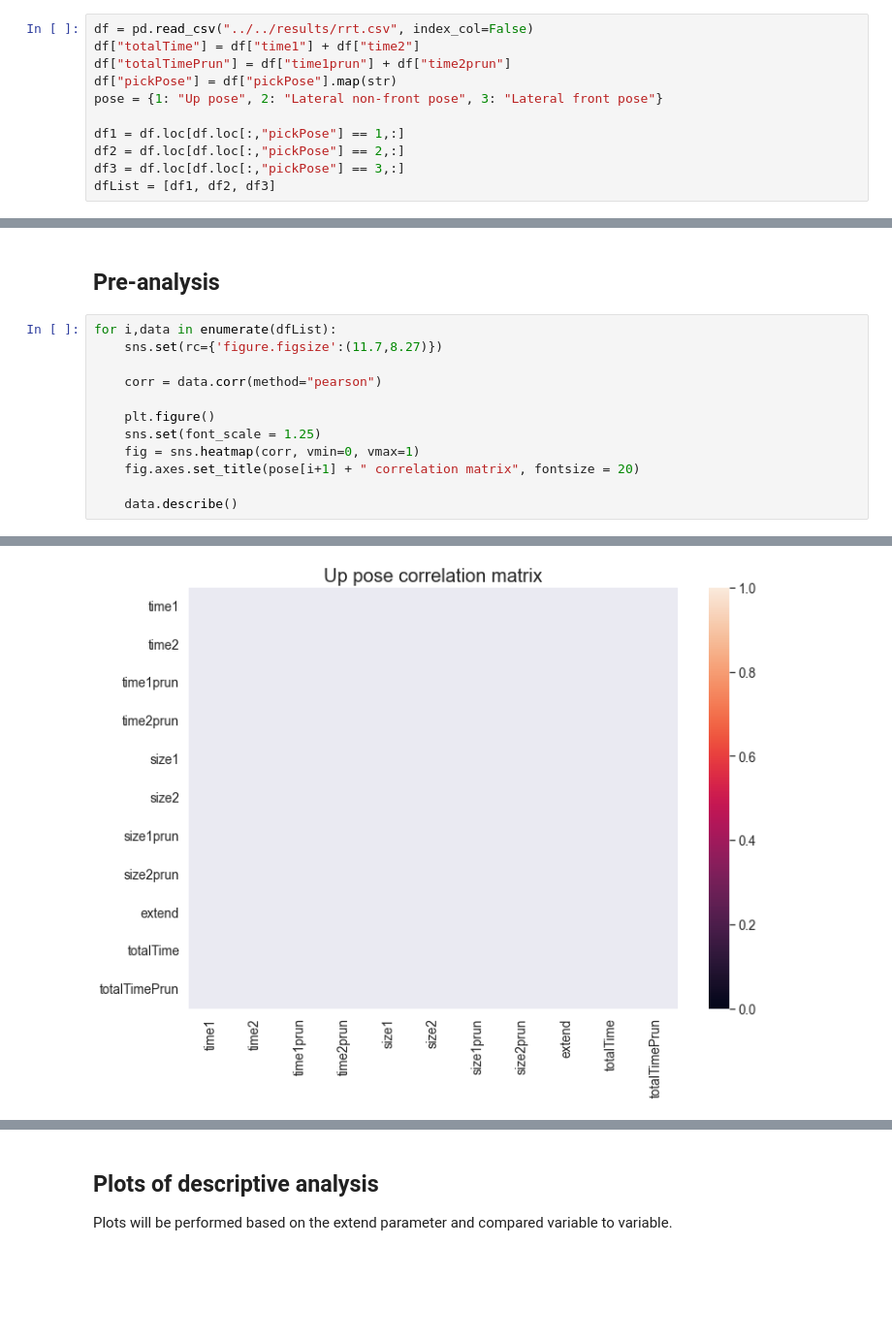
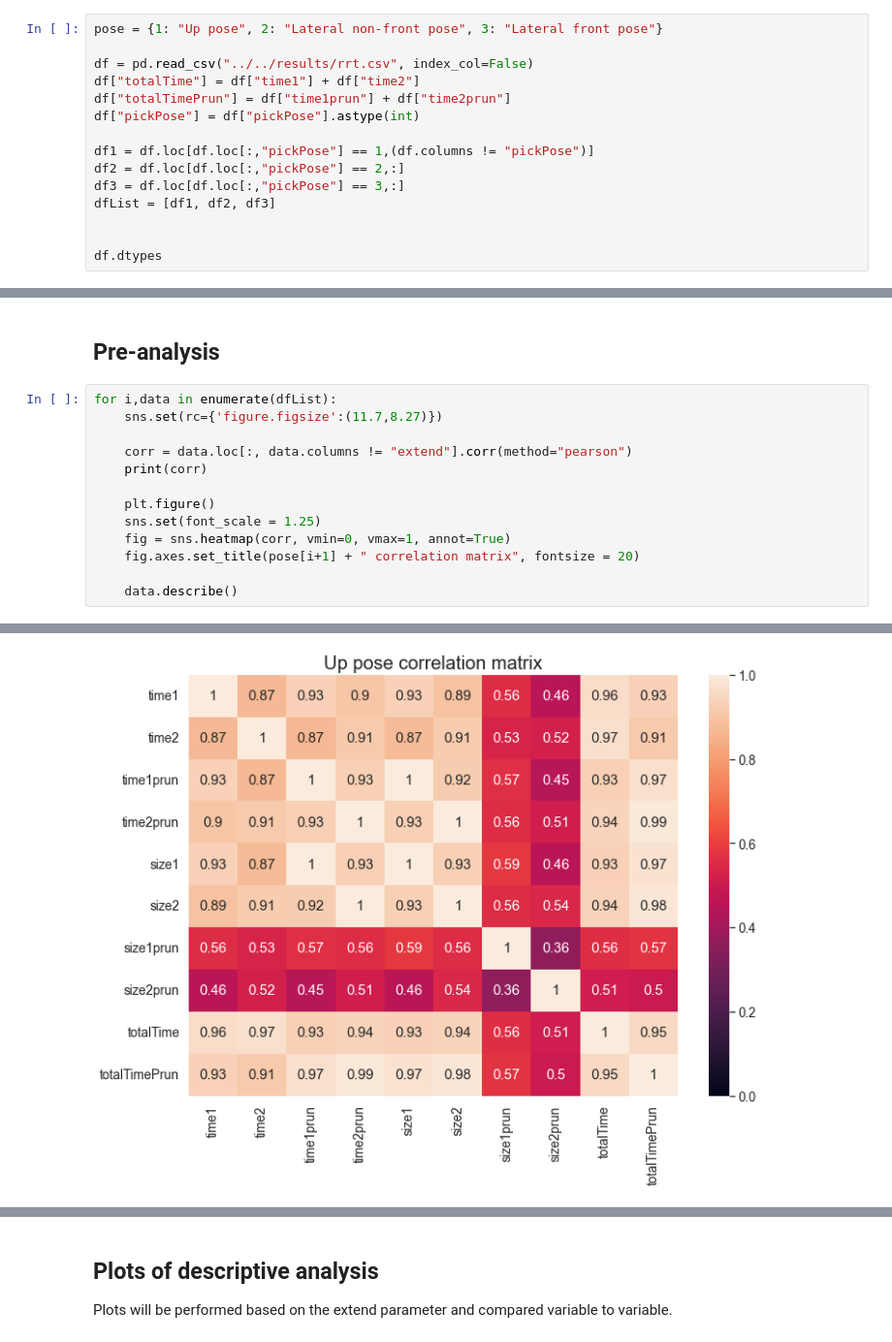
Before and after one commit to PabloDArandaR/RoVi2021, a Jupyter notebook: src/analysis/analysisRRT.ipynb, the cells around one changed output, grey strips where cells are left out. Shown: that part at 97% size. Drawn from its saved outputs; the diff is of its cells as text; blank space fills up the shorter version.

Commit message:
Corrected error with the type of pickPose

```diff
--- a/src/analysis/analysisRRT.ipynb
+++ b/src/analysis/analysisRRT.ipynb
@@ -8,13 +8,17 @@ import seaborn as sns
 # %% [markdown]
 ## Preparation of the information
 # %%
+pose = {1: "Up pose", 2: "Lateral non-front pose", 3: "Lateral front pose"}
+
 df = pd.read_csv("../../results/rrt.csv", index_col=False)
 df["totalTime"] = df["time1"] + df["time2"]
 df["totalTimePrun"] = df["time1prun"] + df["time2prun"]
-df["pickPose"] = df["pickPose"].map(str)
-pose = {1: "Up pose", 2: "Lateral non-front pose", 3: "Lateral front pose"}
+df["pickPose"] = df["pickPose"].astype(int)
 
-df1 = df.loc[df.loc[:,"pickPose"] == 1,:]
+df1 = df.loc[df.loc[:,"pickPose"] == 1,(df.columns != "pickPose")]
 df2 = df.loc[df.loc[:,"pickPose"] == 2,:]
 df3 = df.loc[df.loc[:,"pickPose"] == 3,:]
 dfList = [df1, df2, df3]
+
+
+df.dtypes
@@ -24,11 +30,12 @@ dfList = [df1, df2, df3]
 for i,data in enumerate(dfList):
     sns.set(rc={'figure.figsize':(11.7,8.27)})
 
-    corr = data.corr(method="pearson")
+    corr = data.loc[:, data.columns != "extend"].corr(method="pearson")
+    print(corr)
 
     plt.figure()
     sns.set(font_scale = 1.25)
-    fig = sns.heatmap(corr, vmin=0, vmax=1)
+    fig = sns.heatmap(corr, vmin=0, vmax=1, annot=True)
     fig.axes.set_title(pose[i+1] + " correlation matrix", fontsize = 20)
 
     data.describe()
@@ -36 +60 @@ for i,data in enumerate(dfList):
-[figure, old version]
+[figure, new version]
```
Also changed, not shown: parts of 3 cells of this notebook.
